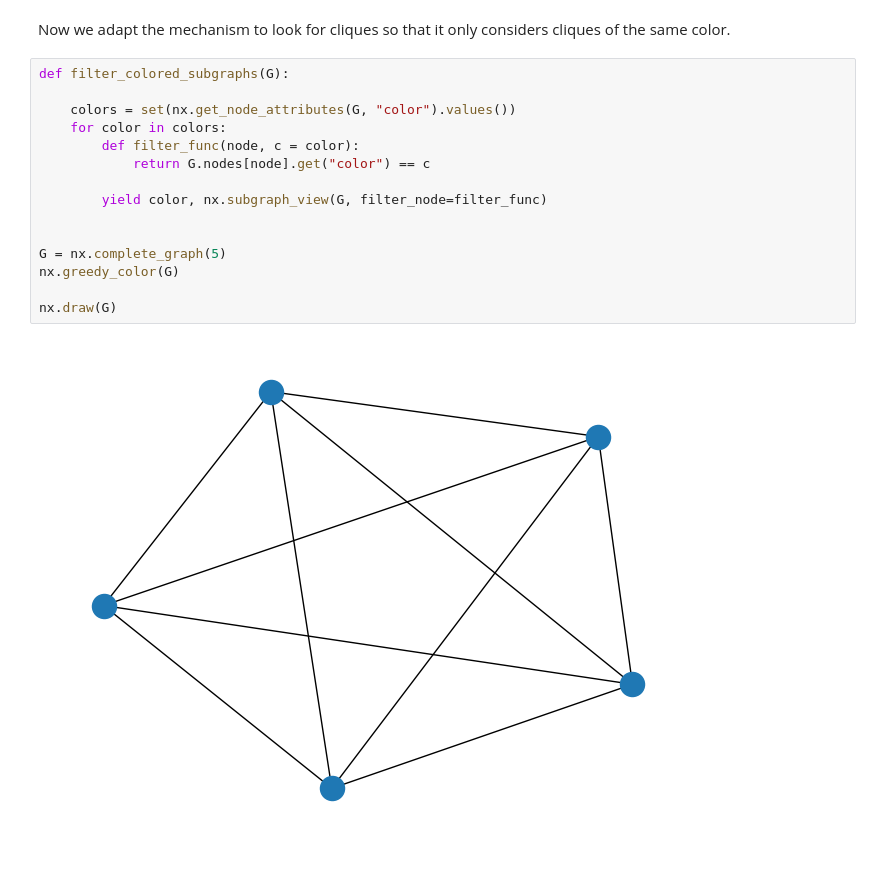
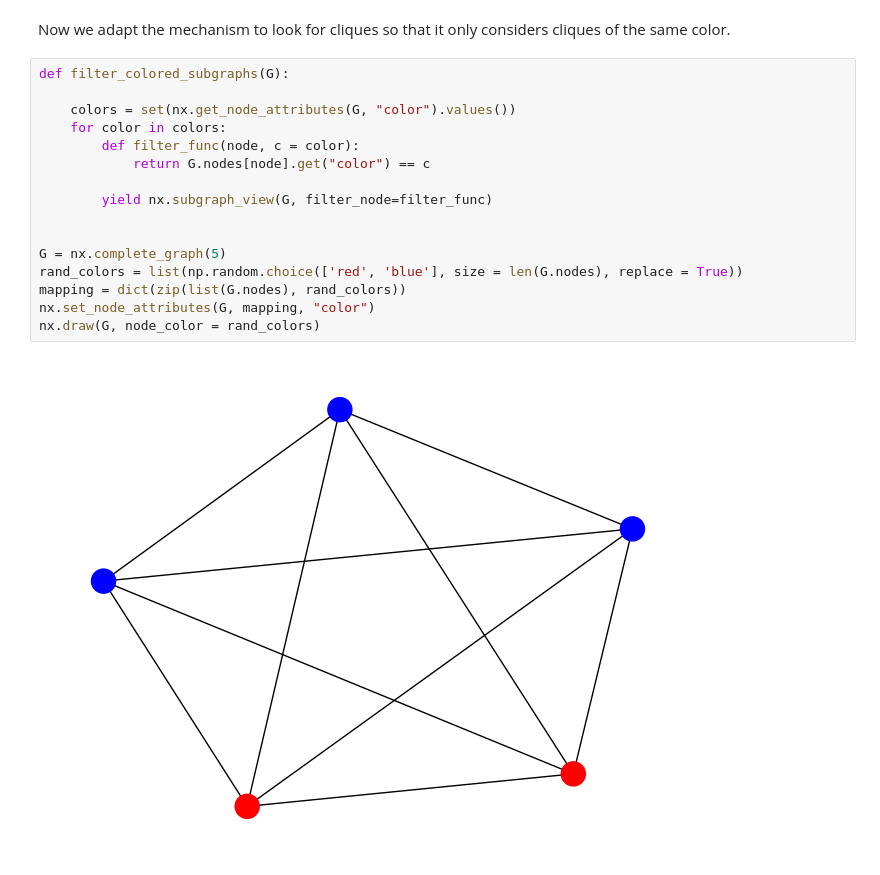
Before and after one commit to legomyleg/clique-homology, a Jupyter notebook: docs/demo2.ipynb, the cells around one changed output. Drawn from its saved outputs; the diff is of its cells as text.

Commit message:
changed the algorithm to only look for colored cliques

```diff
--- a/docs/demo2.ipynb
+++ b/docs/demo2.ipynb
@@ -226,20 +228,21 @@ Now we adapt the mechanism to look for cliques so that it only considers cliques
 # %%
 def filter_colored_subgraphs(G):
 
     colors = set(nx.get_node_attributes(G, "color").values())
     for color in colors:
         def filter_func(node, c = color):
             return G.nodes[node].get("color") == c
 
-        yield color, nx.subgraph_view(G, filter_node=filter_func)
+        yield nx.subgraph_view(G, filter_node=filter_func)
 
 
 G = nx.complete_graph(5)
-nx.greedy_color(G)
-
-nx.draw(G)
+rand_colors = list(np.random.choice(['red', 'blue'], size = len(G.nodes), replace = True))
+mapping = dict(zip(list(G.nodes), rand_colors))
+nx.set_node_attributes(G, mapping, "color")
+nx.draw(G, node_color = rand_colors)
 # %% [output]
-[figure, old version]
+[figure, new version]
 # %%
 def betti_numbers(G:nx.Graph):
     """
```
Also changed, not shown: parts of 4 cells of this notebook.
